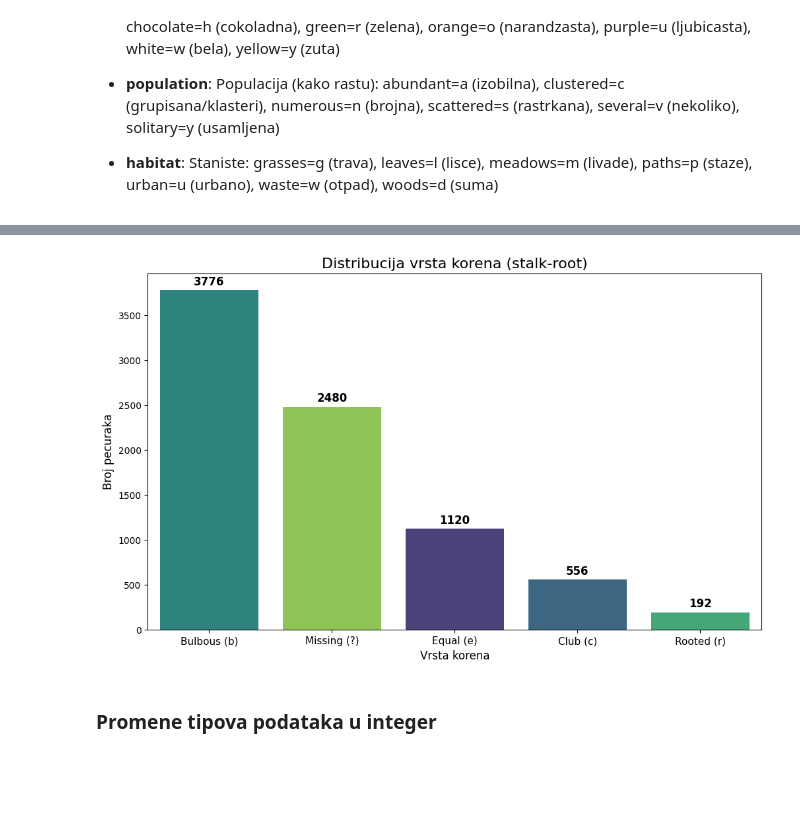
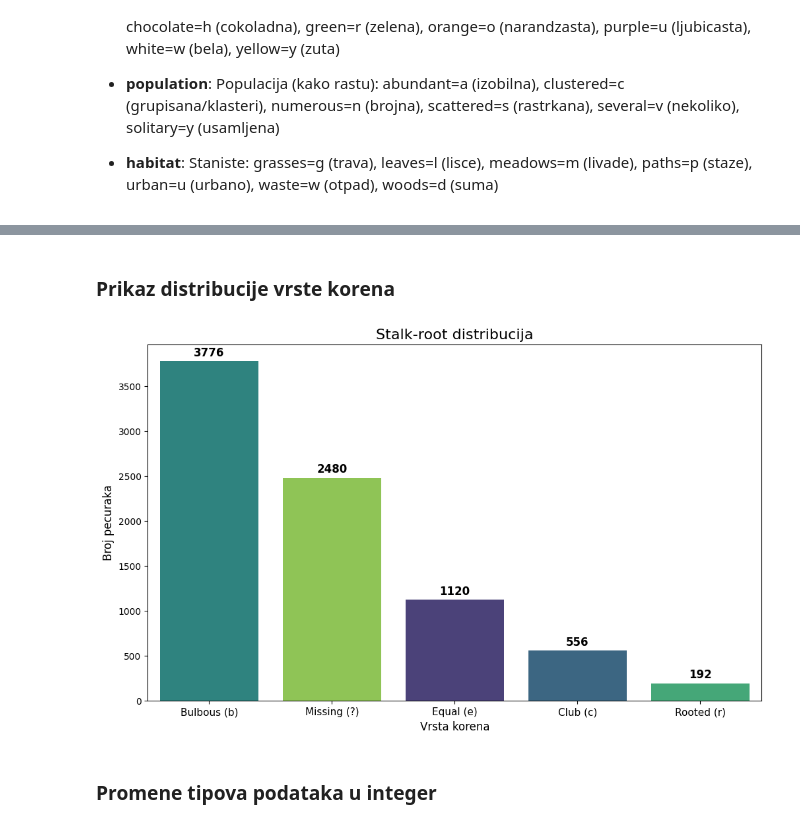
Before and after one commit to alxcek/mas-ai, a Jupyter notebook: machine_learning/01_mushroom_classification/classification.ipynb, the cells around one changed output, grey strips where cells are left out. Drawn from its saved outputs; the diff is of its cells as text; code cells hidden in the pictures; blank space fills up the shorter version.

```diff
--- a/machine_learning/01_mushroom_classification/classification.ipynb
+++ b/machine_learning/01_mushroom_classification/classification.ipynb
@@ -98,0 +114,15 @@ memory usage: 1.4+ MB
+# %%
+plt.figure(figsize=(6, 4))
+
+ax = sns.countplot(
+    x='class',
+    data=df,
+    hue='class',
+    legend=False,
+    palette=['red', 'green']
+)
+
+plt.title('Balans klasa: Otrovne pecurke vs Jestive pecurke')
+
+for container in ax.containers:
+    ax.bar_label(container, padding=2)
@@ -99,38 +145,40 @@ memory usage: 1.4+ MB
+# %% [markdown]
+### Prikaz distribucije vrste korena
 # %%
 plt.figure(figsize=(12, 7))
 
 df_viz = df.copy()
 
 mapping = {
     'b': 'Bulbous (b)',
     '?': 'Missing (?)',
     'e': 'Equal (e)',
     'c': 'Club (c)',
     'r': 'Rooted (r)'
 }
 
 df_viz['stalk-root'] = df_viz['stalk-root'].map(mapping)
 
 ax = sns.countplot(
     x='stalk-root',
     data=df_viz,
     hue='stalk-root',
     legend=False,
     palette='viridis',
     order=df_viz['stalk-root'].value_counts().index
 )
 
 for container in ax.containers:
     ax.bar_label(container, fontsize=12, padding=3, fontweight='bold')
 
-plt.title('Distribucija vrsta korena (stalk-root)', fontsize=16)
+plt.title('Stalk-root distribucija', fontsize=16)
 plt.xlabel('Vrsta korena', fontsize=12)
 plt.ylabel('Broj pecuraka', fontsize=12)
 plt.xticks(fontsize=11)
 
 plt.show()
 # %% [output]
-[figure, old version]
+[figure, new version]
 # %% [markdown]
 ### Promene tipova podataka u integer
 # %%
```
Also changed, not shown: parts of 24 cells of this notebook, 1 other file.
